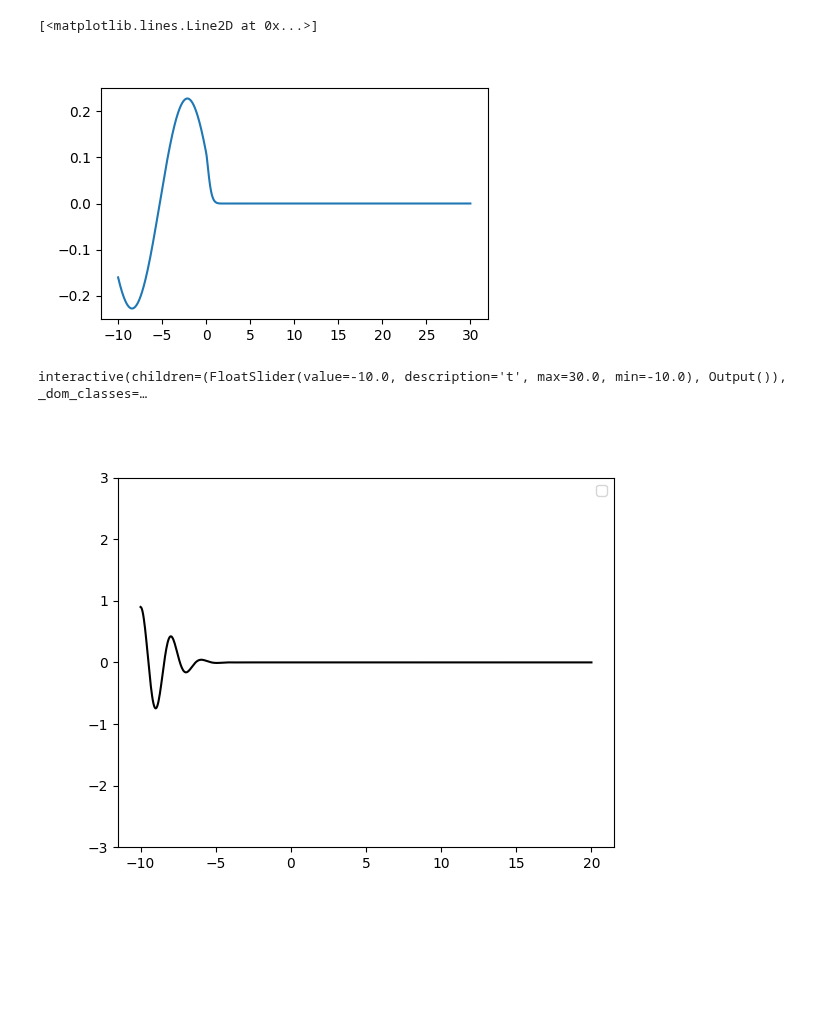
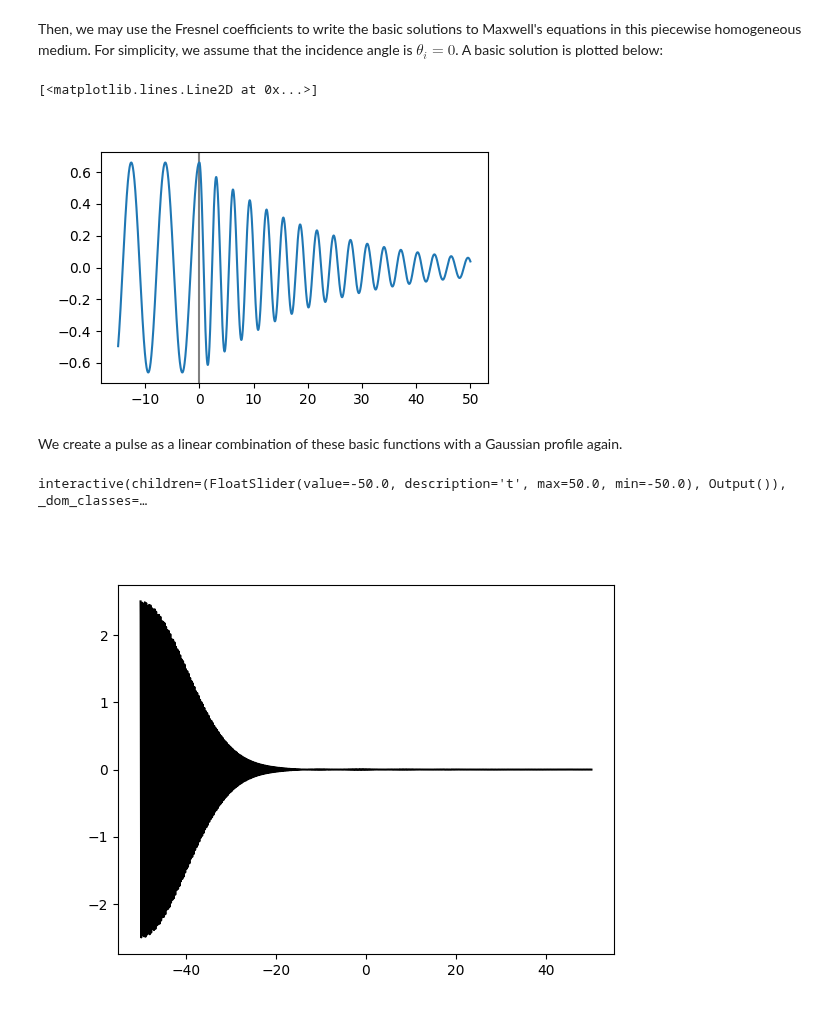
Before and after one commit to diego-fpv/photonics, a Jupyter notebook: dispersion.ipynb, the cells around one changed output. Cells and saved outputs as stored; diff of their text form; code cells hidden in the pictures; blank space fills up the shorter version.

```diff
--- a/dispersion.ipynb
+++ b/dispersion.ipynb
@@ -81,24 +111,30 @@ axs[1].legend()
+# %% [markdown]
+Then, we may use the Fresnel coefficients to write the basic solutions to Maxwell's equations in this piecewise homogeneous medium. For simplicity, we assume that the incidence angle is $\theta_i=0$. A basic solution is plotted below:
 # %%
 # refractive indices
-n_neg = lambda w: 1
-n_pos = lambda w: np.sqrt(epsilon(w))
+n_neg = lambda w: 1  # left of the boundary (medium 1)
+n_pos = lambda w: np.sqrt(epsilon(w))  # right of the boundary (medium 2)
 
 # basic solutions
-def f_wx(w, x):
+def f(w, x):
     # negative region
-    f_neg = (np.exp(1j*(w * n_neg(w) * x))
-            + (1 - n_pos(w)) / (1 + n_pos(w)) * np.exp(1j*(- w * n_neg(w) * x))
-            ) * (x < 0)
+    f_neg = (
+                np.exp(1j*(w * n_neg(w) * x))   # incident wave
+                + (1 - n_pos(w)) / (1 + n_pos(w)) * np.exp(1j*(- w * n_neg(w) * x))  # reflected wave (Fresnel coefficient * wave)
+            ) * (x < 0)  # this last term acts like a step filter
     # positive region
-    f_pos = 2 / (1 + n_pos(w)) * np.exp(1j*(w * n_pos(w) * x)) * (x >= 0)
+    f_pos = 2 / (1 + n_pos(w)) * np.exp(1j*(w * n_pos(w) * x)) * (x >= 0)  # transmitted wave (Fresnel coefficient * wave)
 
     return f_neg + f_pos
 
-# basic solution plot
-x = np.linspace(-10, 30, 1000)
+# basic solution (f) plot
+x = np.linspace(-15, 50, 5000)
 fig = plt.figure(figsize=(5, 3))
-plt.plot(x, f_wx(0.5, x).real)
+plt.axvline(x=0, c="gray")
+plt.plot(x, f(1, x).real)
 # %% [output]
 [<matplotlib.lines.Line2D at 0x...>]
-[figure, old version]
+[figure, new version]
+# %% [markdown]
+We create a pulse as a linear combination of these basic functions with a Gaussian profile again.
 # %%
@@ -119,12 +155,10 @@ def Ex_num(t):
 # %%
 fig, ax = plt.subplots(1, 1)
-line_num, = ax.plot(x, Ex_num(0), c="k")
-ax.set_ylim(-3, 3)
-ax.legend()
+line_num, = ax.plot(x, Ex_num(-50), c="k")
 
-@interact(t=(-10, 30, 0.1))
-def time_evol(t=-10):
+@interact(t=(-50, 50, 0.1))
+def time_evol(t=-50):
     line_num.set_ydata(Ex_num(t))
 # %% [output]
-interactive(children=(FloatSlider(value=-10.0, description='t', max=30.0, min=-10.0), Output()), _dom_classes=…
+interactive(children=(FloatSlider(value=-50.0, description='t', max=50.0, min=-50.0), Output()), _dom_classes=…
-[figure, old version]
+[figure, new version]
```
Also changed, not shown: parts of 8 cells of this notebook.
